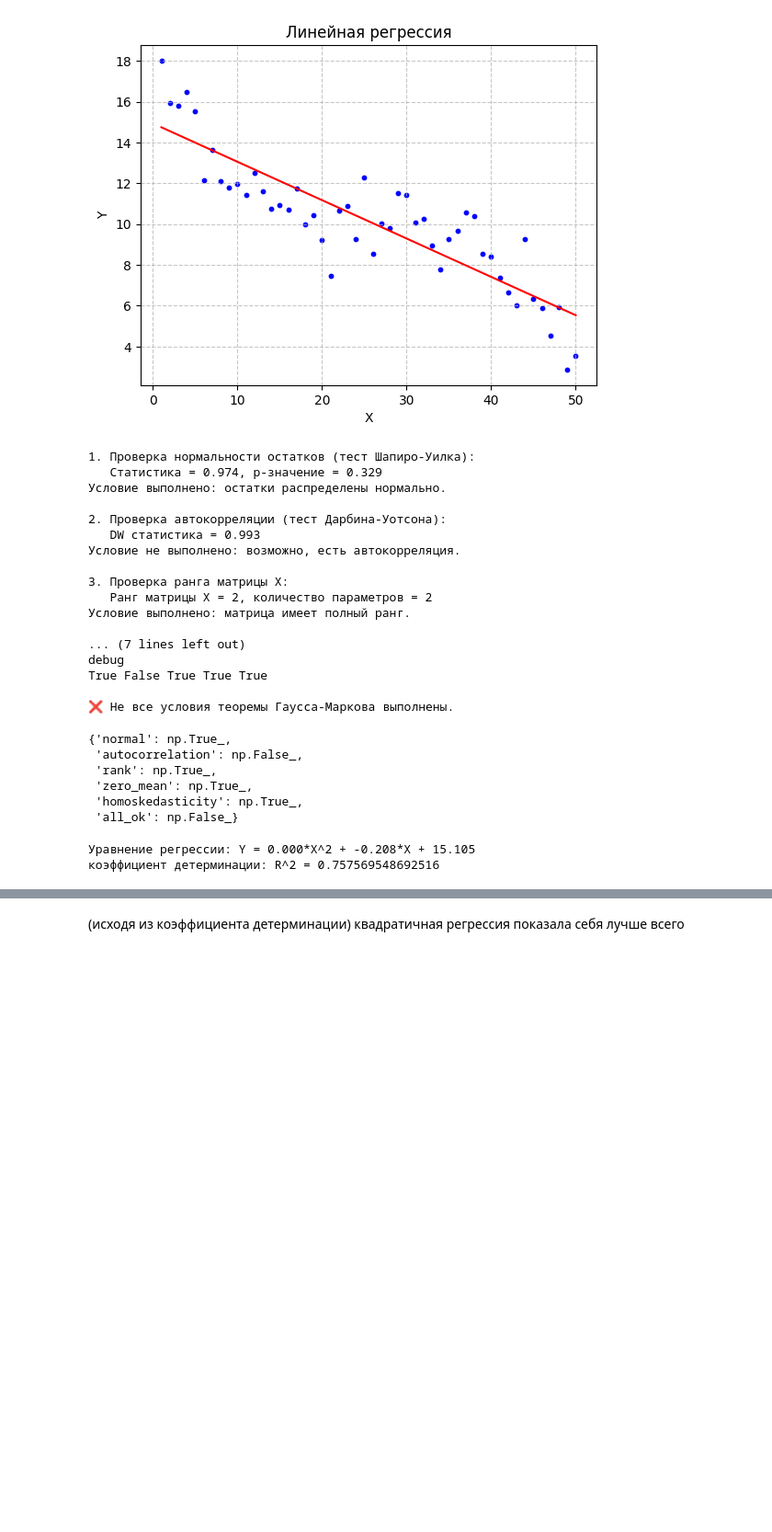
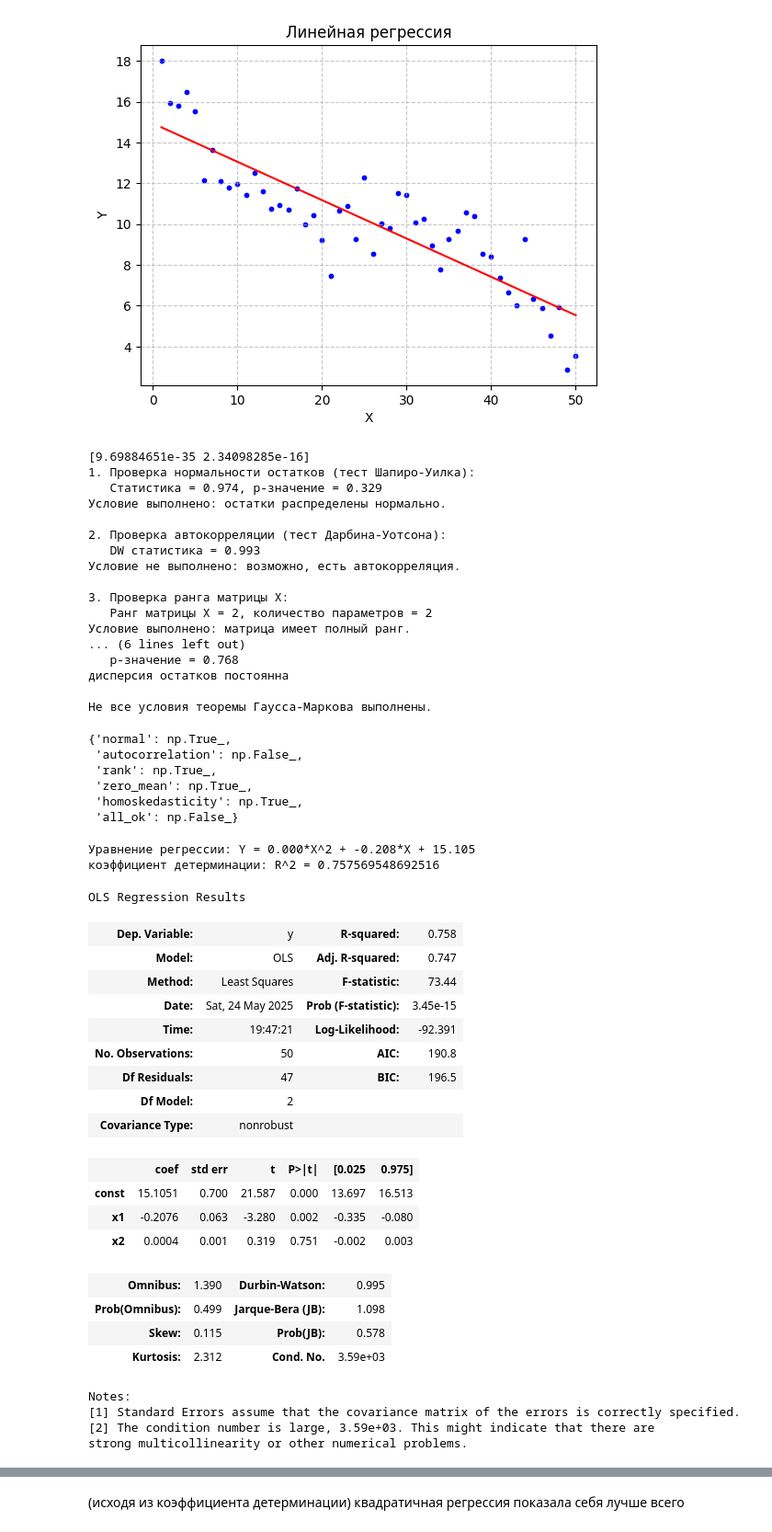
Before and after one commit to matv864/AI_work, a Jupyter notebook: matstat/LR9.ipynb, the cells around one changed output, grey strips where cells are left out. Shown at 92% size. Drawn from its saved outputs; the diff is of its cells as text; code cells hidden in the pictures; blank space fills up the shorter version.

```diff
--- a/matstat/LR9.ipynb
+++ b/matstat/LR9.ipynb
@@ -177,8 +197,18 @@ plt.show()
 # № 5
 # Оценить значимость коэффициентов. Проверить положения теоремы Гаусса-Маркова.
 
+'''
+Коэффициент x1 (наклон):
+    P-value = 0.019 < 0.05 (значимо)
+    Вывод: Переменная X значимо влияет на Y.
+Константа (intercept):
+    P-value = 0.138 > 0.05 (незначимо)
+    Вывод: Модель может проходить через ноль
+'''
+
 check_gauss_markov(results, X_with_const, True)
 # %% [output]
+[9.69884651e-35 2.34098285e-16]
 1. Проверка нормальности остатков (тест Шапиро-Уилка):
    Статистика = 0.974, p-значение = 0.329
 Условие выполнено: остатки распределены нормально.
@@ -190,12 +220,11 @@ check_gauss_markov(results, X_with_const, True)
 3. Проверка ранга матрицы X:
    Ранг матрицы X = 2, количество параметров = 2
 Условие выполнено: матрица имеет полный ранг.
+... (6 lines left out)
+   p-значение = 0.768
+дисперсия остатков постоянна
 
-... (7 lines left out)
-debug
-True False True True True
-
-❌ Не все условия теоремы Гаусса-Маркова выполнены.
+Не все условия теоремы Гаусса-Маркова выполнены.
 {'normal': np.True_,
  'autocorrelation': np.False_,
  'rank': np.True_,
@@ -208,15 +237,38 @@ True False True True True
 # %%
 # квадратичная регрессия
 X_quad = sm.add_constant(np.column_stack((X, X**2)))
 model_quad = sm.OLS(Y, X_quad)
 results_quad = model_quad.fit()
 b0, b1, b2 = results_quad.params
 print(f"Уравнение регрессии: Y = {b2:.3f}*X^2 + {b1:.3f}*X + {b0:.3f}")
 print(f"коэффициент детерминации: R^2 = {results_quad.rsquared}")
 Y_quad_predicted = b2 * X * X + b1 * X + b0
+results_quad.summary()
 # %% [output]
 Уравнение регрессии: Y = 0.000*X^2 + -0.208*X + 15.105
 коэффициент детерминации: R^2 = 0.757569548692516
+OLS Regression Results
+| Dep. Variable: | y | R-squared: | 0.758 |
+| Model: | OLS | Adj. R-squared: | 0.747 |
+| Method: | Least Squares | F-statistic: | 73.44 |
+| Date: | Sat, 24 May 2025 | Prob (F-statistic): | 3.45e-15 |
+| Time: | 19:47:21 | Log-Likelihood: | -92.391 |
+| No. Observations: | 50 | AIC: | 190.8 |
+| Df Residuals: | 47 | BIC: | 196.5 |
+| Df Model: | 2 |  |  |
+| Covariance Type: | nonrobust |  |  |
+|  | coef | std err | t | P>|t| | [0.025 | 0.975] |
+| const | 15.1051 | 0.700 | 21.587 | 0.000 | 13.697 | 16.513 |
+| x1 | -0.2076 | 0.063 | -3.280 | 0.002 | -0.335 | -0.080 |
+| x2 | 0.0004 | 0.001 | 0.319 | 0.751 | -0.002 | 0.003 |
+| Omnibus: | 1.390 | Durbin-Watson: | 0.995 |
+| Prob(Omnibus): | 0.499 | Jarque-Bera (JB): | 1.098 |
+| Skew: | 0.115 | Prob(JB): | 0.578 |
+| Kurtosis: | 2.312 | Cond. No. | 3.59e+03 |
+Notes:
+[1] Standard Errors assume that the covariance matrix of the errors is correctly specified.
+[2] The condition number is large, 3.59e+03. This might indicate that there are
+strong multicollinearity or other numerical problems.
 # %%
 # гиперболическая регрессия
 X_hyper = sm.add_constant(1 / X)
```
Also changed, not shown: parts of 3 cells of this notebook.
